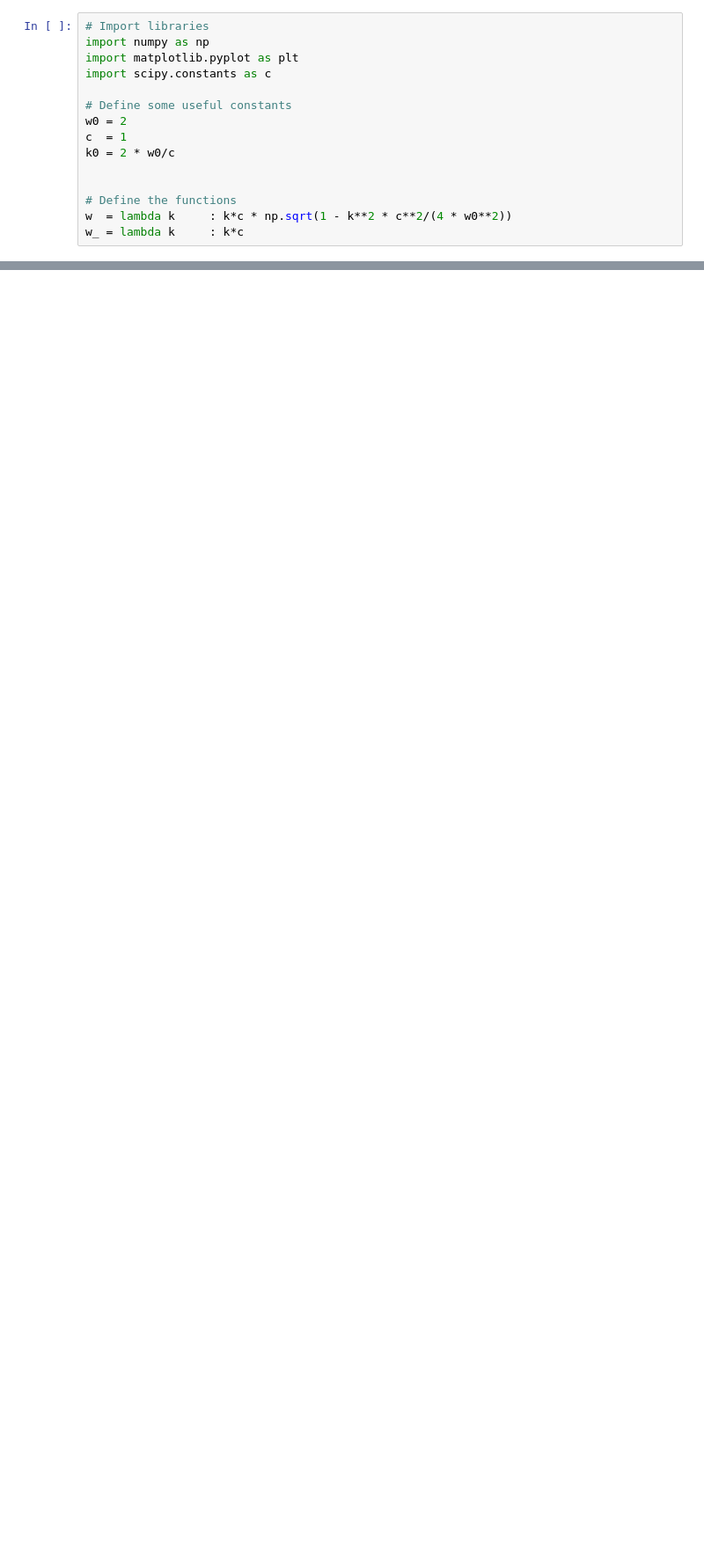
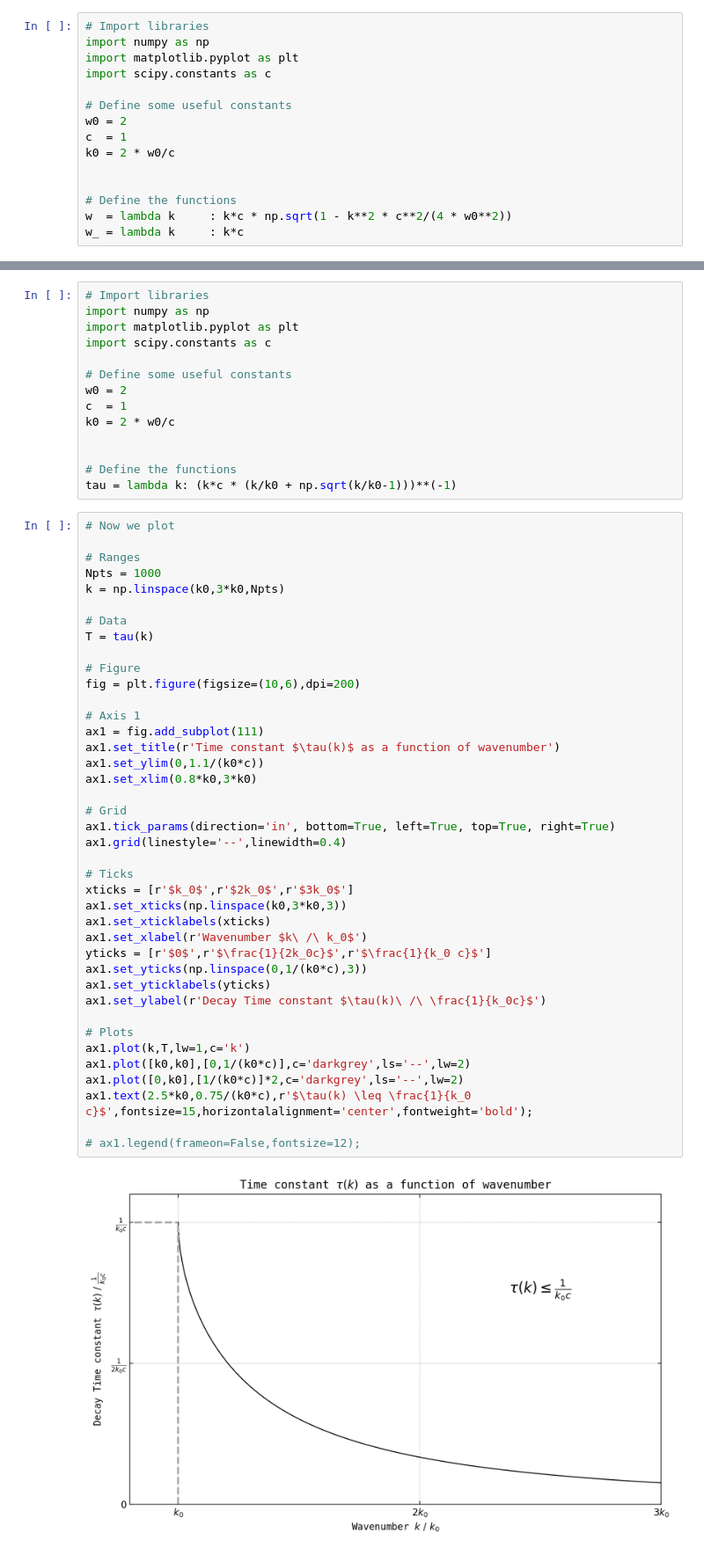
Before and after one commit to nyuad-astroparticle/LXe-Phonon, a Jupyter notebook: Paper/plots/Spherical Harmonics.ipynb, the cells around one changed output, grey strips where cells are left out. Shown at 88% size. Saved outputs shown, nothing was run; the diff lists cells and outputs as text; blank space fills up the shorter version.

```diff
--- a/Paper/plots/Spherical Harmonics.ipynb
+++ b/Paper/plots/Spherical Harmonics.ipynb
@@ -174,0 +187,56 @@ Here is the full report generated by latex:
+# %%
+# Import libraries
+import numpy as np
+import matplotlib.pyplot as plt
+import scipy.constants as c
+
+# Define some useful constants
+w0 = 2
+c  = 1
+k0 = 2 * w0/c
+
+
+# Define the functions
+tau = lambda k: (k*c * (k/k0 + np.sqrt(k/k0-1)))**(-1)
+# %%
+# Now we plot
+
+# Ranges
+Npts = 1000
+k = np.linspace(k0,3*k0,Npts)
+
+# Data
+T = tau(k)
+
+# Figure
+fig = plt.figure(figsize=(10,6),dpi=200)
+
+# Axis 1
+ax1 = fig.add_subplot(111)
+ax1.set_title(r'Time constant $\tau(k)$ as a function of wavenumber')
+ax1.set_ylim(0,1.1/(k0*c))
+ax1.set_xlim(0.8*k0,3*k0)
+
+# Grid
+ax1.tick_params(direction='in', bottom=True, left=True, top=True, right=True)
+ax1.grid(linestyle='--',linewidth=0.4)
+
+# Ticks
+xticks = [r'$k_0$',r'$2k_0$',r'$3k_0$']
+ax1.set_xticks(np.linspace(k0,3*k0,3))
+ax1.set_xticklabels(xticks)
+ax1.set_xlabel(r'Wavenumber $k\ /\ k_0$')
+yticks = [r'$0$',r'$\frac{1}{2k_0c}$',r'$\frac{1}{k_0 c}$']
+ax1.set_yticks(np.linspace(0,1/(k0*c),3))
+ax1.set_yticklabels(yticks)
+ax1.set_ylabel(r'Decay Time constant $\tau(k)\ /\ \frac{1}{k_0c}$')
+
+# Plots
+ax1.plot(k,T,lw=1,c='k')
+ax1.plot([k0,k0],[0,1/(k0*c)],c='darkgrey',ls='--',lw=2)
+ax1.plot([0,k0],[1/(k0*c)]*2,c='darkgrey',ls='--',lw=2)
+ax1.text(2.5*k0,0.75/(k0*c),r'$\tau(k) \leq \frac{1}{k_0 c}$',fontsize=15,horizontalalignment='center',fontweight='bold');
+
+# ax1.legend(frameon=False,fontsize=12);
+# %% [output]
+[figure, added]
```
Also changed, not shown: parts of 4 cells of this notebook, 56 other files.
